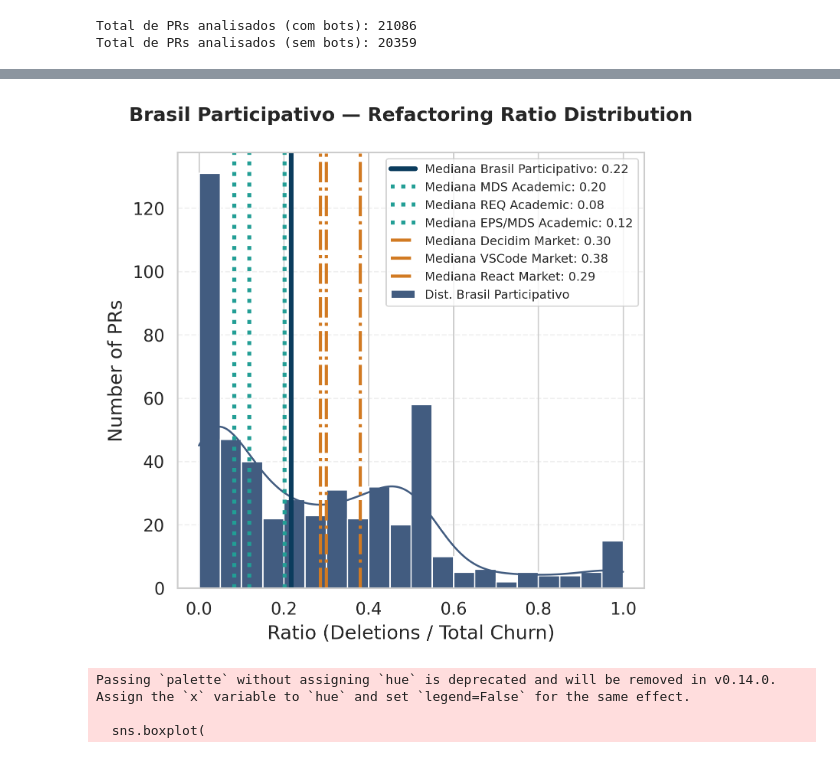
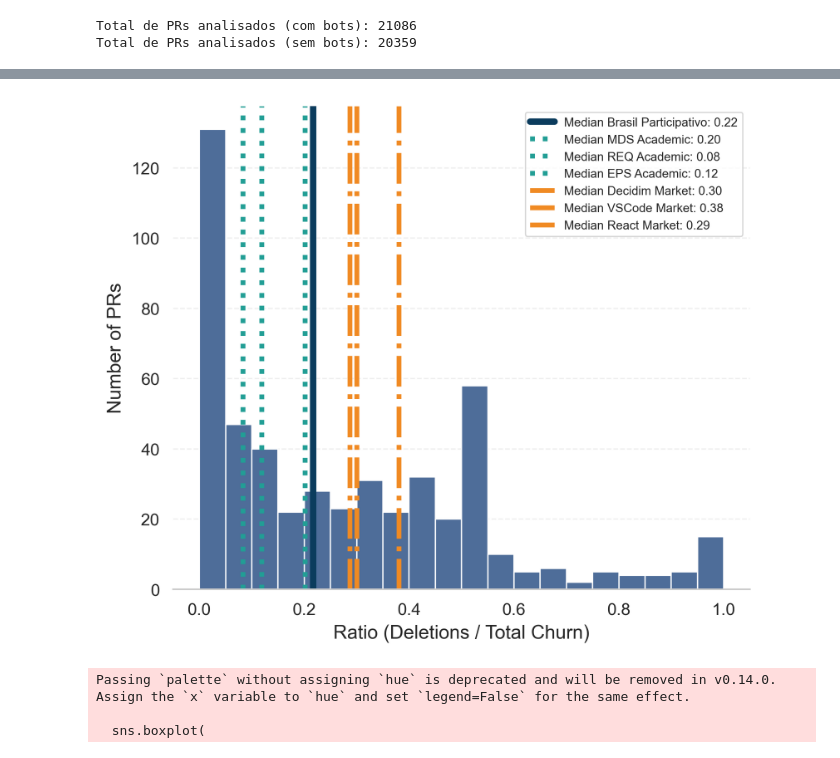
Before and after one commit to lablivre-unb/EbL_Over_PbL, a Jupyter notebook: metrics/notebooks/prs_viz_bp_paper.ipynb, the cells around one changed output, grey strips where cells are left out. Cells and saved outputs as stored; diff of their text form; code cells hidden in the pictures.

```diff
--- a/metrics/notebooks/prs_viz_bp_paper.ipynb
+++ b/metrics/notebooks/prs_viz_bp_paper.ipynb
@@ -20,9 +20,9 @@ DISC_LIGHT   = "#FAA609"
 REF_LIMIT = '#7f8c8d'
 
 BP_PRIMARY = "#0B3C5D"
-BP_LIGHT   = "#425C80"
-BENCH_PRIMARY = "#D17A22"
-BENCH_MEDIUM  = "#D17A22"
+BP_LIGHT   = "#4E6D99"
+BENCH_PRIMARY = "#F08A23"
+BENCH_MEDIUM  = "#F08A23"
 DISC_PRIMARY = "#229E95"
 DISC_LIGHT   = "#229E95"
 REF_LIMIT = '#7f8c8d'
@@ -63,7 +63,7 @@ df_react_no_bots = df_react[~df_react['author'].apply(is_bot_author)].copy()
 org_title = "Brasil Participativo"
 mds_title = "MDS Academic"
 req_title = "REQ Academic"
-epsmds_title = "EPS/MDS Academic"
+epsmds_title = "EPS Academic"
 vscode_title = "VSCode Market"
 decidim_title = "Decidim Market"
 react_title = "React Market"
@@ -73,7 +73,7 @@ for name, full, filtered in [
     ("Brasil Participativo", df, df_no_bots),
     ("MDS", df_mds, df_mds_no_bots),
     ("REQ", df_req, df_req_no_bots),
-    ("EPS/MDS", df_epsmds, df_epsmds_no_bots),
+    ("EPS", df_epsmds, df_epsmds_no_bots),
     ("Decidim (benchmark)", df_decidim, df_decidim_no_bots),
     ("VSCode (benchmark)", df_vscode, df_vscode_no_bots),
     ("React (benchmark)", df_react, df_react_no_bots),
@@ -210,45 +232,53 @@ def plot_maintenance_patterns_comparison(df_bp, df_mds, df_req):
 
     df_bp_final = calculate_ratio(df_bp)
     df_mds_final = calculate_ratio(df_mds)
     df_req_final = calculate_ratio(df_req)
     df_epsmds_final = calculate_ratio(df_epsmds_no_bots)
     df_decidim_final = calculate_ratio(df_decidim_no_bots)
     df_vscode_final = calculate_ratio(df_vscode_no_bots)
     df_react_final = calculate_ratio(df_react_no_bots)
 
     med_bp = df_bp_final['refactor_ratio'].median()
     med_mds = df_mds_final['refactor_ratio'].median()
     med_req = df_req_final['refactor_ratio'].median()
     med_epsmds = df_epsmds_final['refactor_ratio'].median()
     med_decidim = df_decidim_final['refactor_ratio'].median()
     med_vscode = df_vscode_final['refactor_ratio'].median()
     med_react = df_react_final['refactor_ratio'].median()
 
-    fig, ax = plt.subplots(figsize=(5, 5), dpi=300)
+    fig, ax = plt.subplots(figsize=(6, 5), dpi=300)
 
-    sns.histplot(df_bp_final['refactor_ratio'], kde=True, color=BP_LIGHT, edgecolor='white',
-                 bins=20, ax=ax, alpha=1.0, label=f'Dist. {org_title}')
+    sns.histplot(df_bp_final['refactor_ratio'], kde=False, color=BP_LIGHT, edgecolor='white',
+                 bins=20, ax=ax, alpha=1.0)
 
-    ax.axvline(med_bp, color=BP_PRIMARY, linewidth=3, label=f'Mediana {org_title}: {med_bp:.2f}')
-    ax.axvline(med_mds, color=DISC_PRIMARY, linewidth=2.5, linestyle=':', label=f'Mediana {mds_title}: {med_mds:.2f}')
-    ax.axvline(med_req, color=DISC_LIGHT, linewidth=2.5, linestyle=':', label=f'Mediana {req_title}: {med_req:.2f}')
-    ax.axvline(med_epsmds, color=DISC_PRIMARY, linewidth=2.5, linestyle=':', label=f'Mediana {epsmds_title}: {med_epsmds:.2f}')
-    ax.axvline(med_decidim, color=BENCH_PRIMARY, linewidth=2, linestyle='-.', label=f'Mediana {decidim_title}: {med_decidim:.2f}')
-    ax.axvline(med_vscode, color=BENCH_MEDIUM, linewidth=2, linestyle='-.', label=f'Mediana {vscode_title}: {med_vscode:.2f}')
-    ax.axvline(med_react, color=BENCH_PRIMARY, linewidth=2, linestyle='-.', label=f'Mediana {react_title}: {med_react:.2f}')
+    ax.axvline(med_bp, color=BP_PRIMARY, linewidth=4, label=f'Median {org_title}: {med_bp:.2f}')
+    ax.axvline(med_mds, color=DISC_PRIMARY, linewidth=3, linestyle=':', label=f'Median {mds_title}: {med_mds:.2f}')
+    ax.axvline(med_req, color=DISC_LIGHT, linewidth=3, linestyle=':', label=f'Median {req_title}: {med_req:.2f}')
+    ax.axvline(med_epsmds, color=DISC_PRIMARY, linewidth=3, linestyle=':', label=f'Median {epsmds_title}: {med_epsmds:.2f}')
+    ax.axvline(med_decidim, color=BENCH_PRIMARY, linewidth=3, linestyle='-.', label=f'Median {decidim_title}: {med_decidim:.2f}')
+    ax.axvline(med_vscode, color=BENCH_MEDIUM, linewidth=3, linestyle='-.', label=f'Median {vscode_title}: {med_vscode:.2f}')
+    ax.axvline(med_react, color=BENCH_PRIMARY, linewidth=3, linestyle='-.', label=f'Median {react_title}: {med_react:.2f}')
 
-    ax.set_title(f'{org_title} — Refactoring Ratio Distribution', fontsize=12, fontweight='bold', pad=20)
+    # ax.set_title(f'{org_title} — Refactoring Ratio Distribution', fontsize=12, fontweight='bold', pad=20)
     ax.set_xlabel('Ratio (Deletions / Total Churn)', fontsize=12)
     ax.set_ylabel('Number of PRs', fontsize=12)
     ax.legend(fontsize='x-small', loc='upper right', frameon=True, framealpha=0.8)
     ax.grid(axis='y', linestyle='--', alpha=0.3)
 
+    ax.spines['top'].set_visible(False)
+    ax.spines['right'].set_visible(False)
+    ax.spines['left'].set_visible(False)
+
+    ax.legend(fontsize='x-small', loc='upper left', bbox_to_anchor=(0.6, 1), frameon=True, framealpha=0.8)
+
+    ax.grid(axis='x')
+
     plt.tight_layout()
     plt.show()
 
 plot_maintenance_patterns_comparison(df_no_bots, df_mds_no_bots, df_req_no_bots)
 # %% [output]
-[figure, old version]
+[figure, new version]
 # %%
 def count_human_reviewers_for_filter(reviewers_str):
     if pd.isna(reviewers_str) or reviewers_str == '':
```
Also changed, not shown: parts of 6 cells of this notebook.
